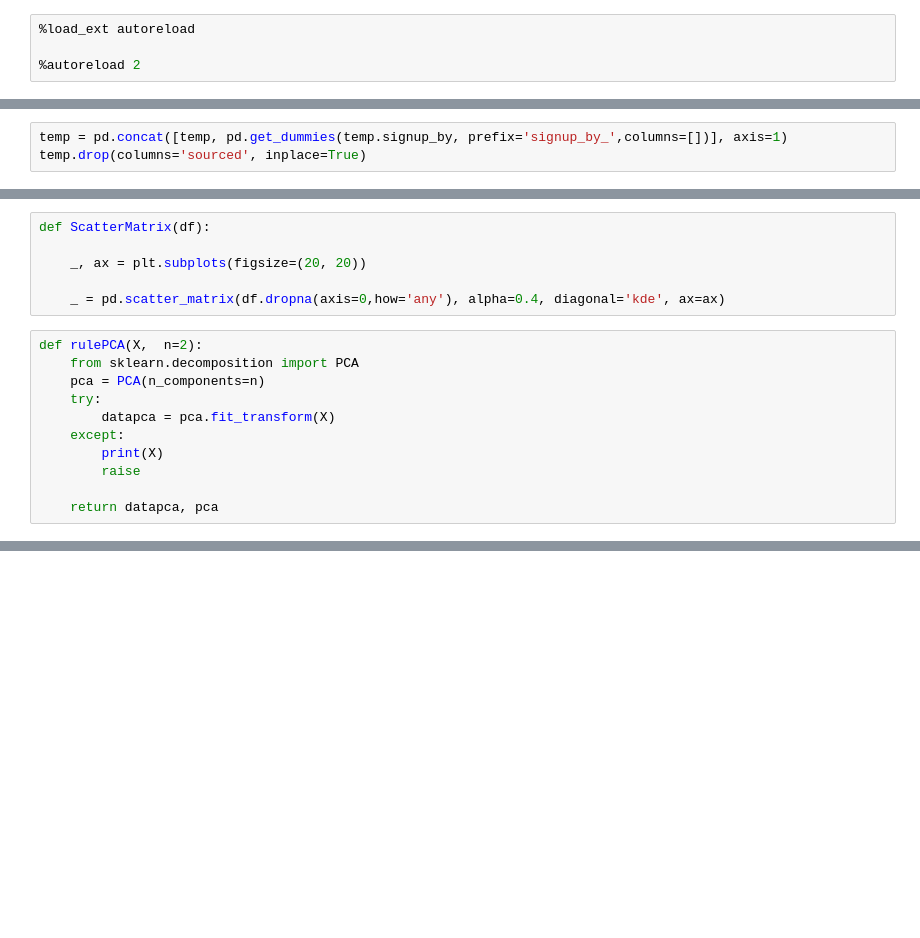
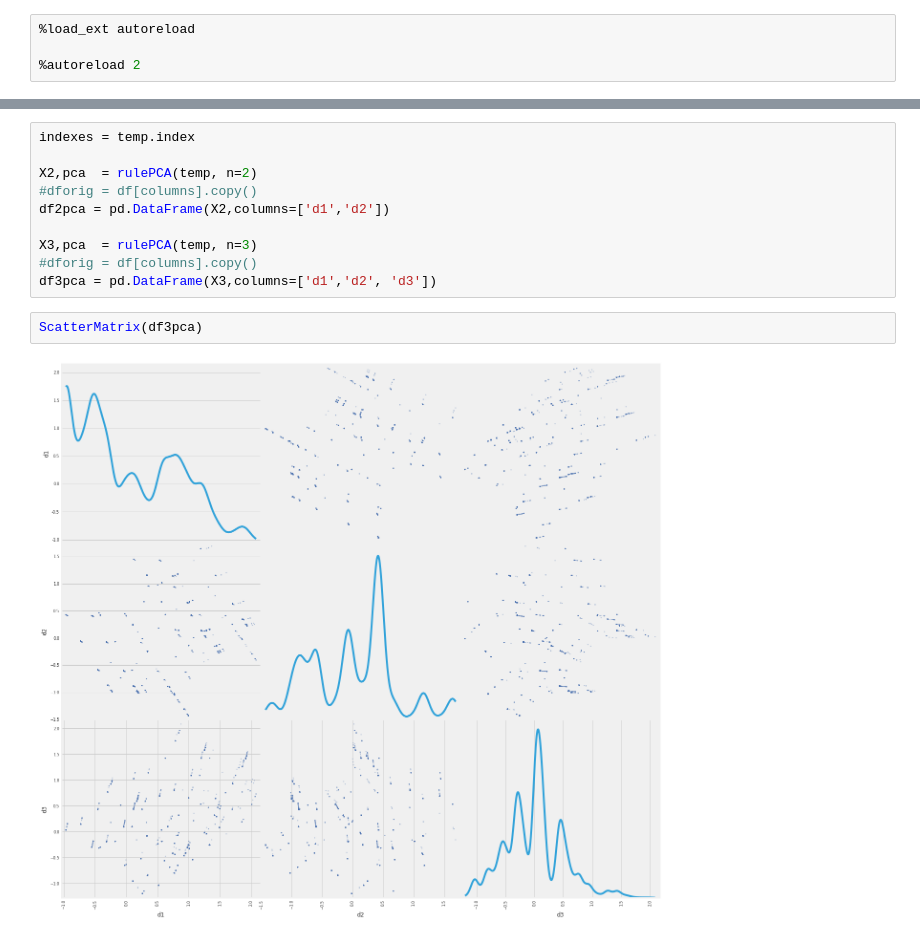
Before and after one commit to joaquinbejarbillin/Users_clustering, a Jupyter notebook: Anomaly detection UsersDB.ipynb, the cells around one changed output, grey strips where cells are left out. Saved outputs shown, nothing was run; the diff lists cells and outputs as text; blank space fills up the shorter version.

```diff
--- a/Anomaly detection UsersDB.ipynb
+++ b/Anomaly detection UsersDB.ipynb
@@ -146,3 +158,0 @@ temp = pd.concat([temp, signup_by], axis=1)
-# %%
-temp = pd.concat([temp, pd.get_dummies(temp.signup_by, prefix='signup_by_',columns=[])], axis=1)
-temp.drop(columns='sourced', inplace=True)
@@ -223,17 +158,0 @@ temp[temp['id'] == '796ca27f-993e-44b7-8550-8e6cf80cbb93']
-# %%
-def ScatterMatrix(df):
-
-    _, ax = plt.subplots(figsize=(20, 20))
-
-    _ = pd.scatter_matrix(df.dropna(axis=0,how='any'), alpha=0.4, diagonal='kde', ax=ax)
-# %%
-def rulePCA(X,  n=2):
-    from sklearn.decomposition import PCA
-    pca = PCA(n_components=n)
-    try:
-        datapca = pca.fit_transform(X)
-    except:
-        print(X)
-        raise
-
-    return datapca, pca
@@ -654,0 +177,14 @@ py.iplot(fig, filename='simple-3d-scatter')
+# %%
+indexes = temp.index
+
+X2,pca  = rulePCA(temp, n=2)
+#dforig = df[columns].copy()
+df2pca = pd.DataFrame(X2,columns=['d1','d2'])
+
+X3,pca  = rulePCA(temp, n=3)
+#dforig = df[columns].copy()
+df3pca = pd.DataFrame(X3,columns=['d1','d2', 'd3'])
+# %%
+ScatterMatrix(df3pca)
+# %% [output]
+[figure, added]
```
Also changed, not shown: parts of 57 cells of this notebook, 2 other files.
